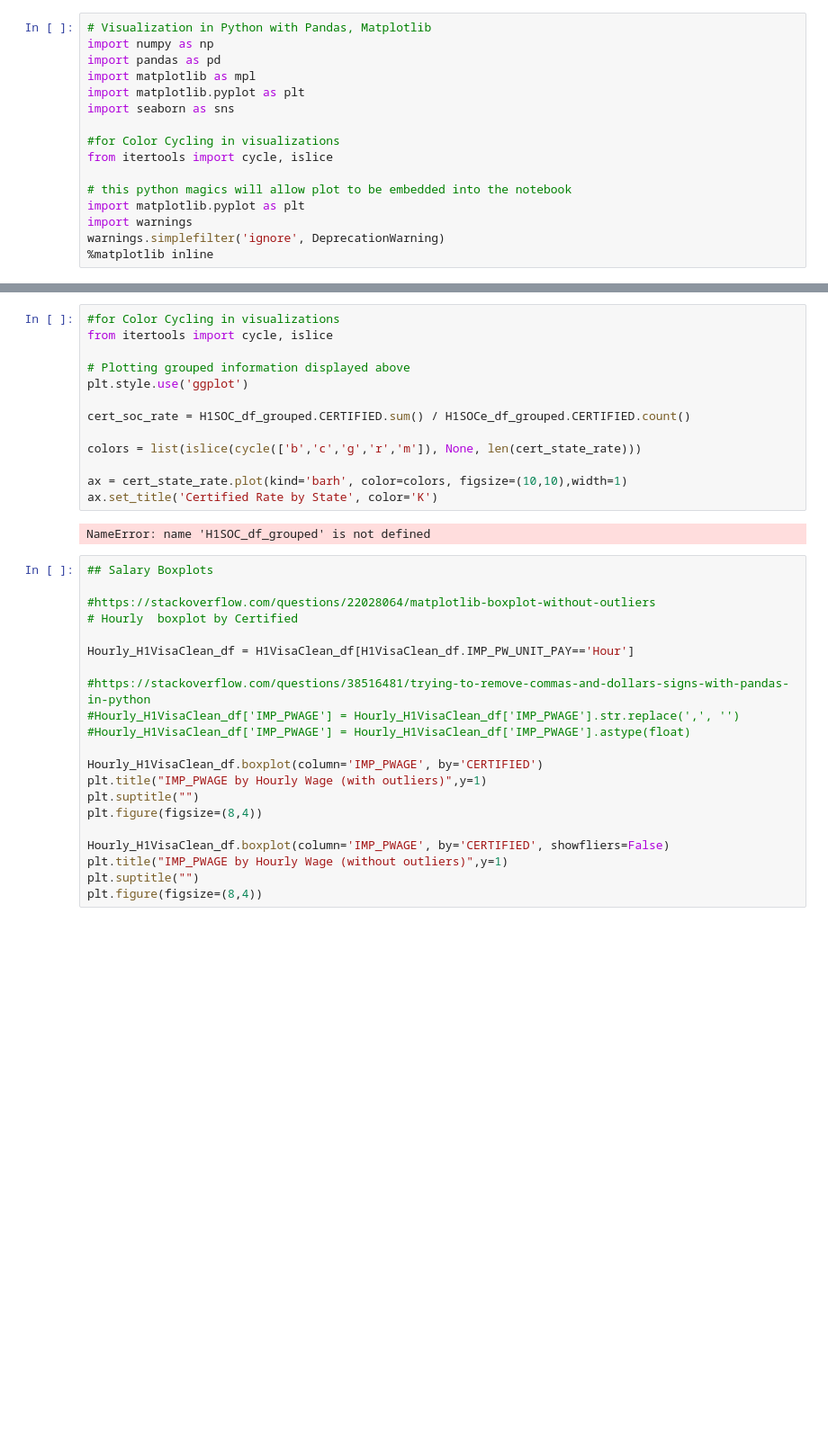
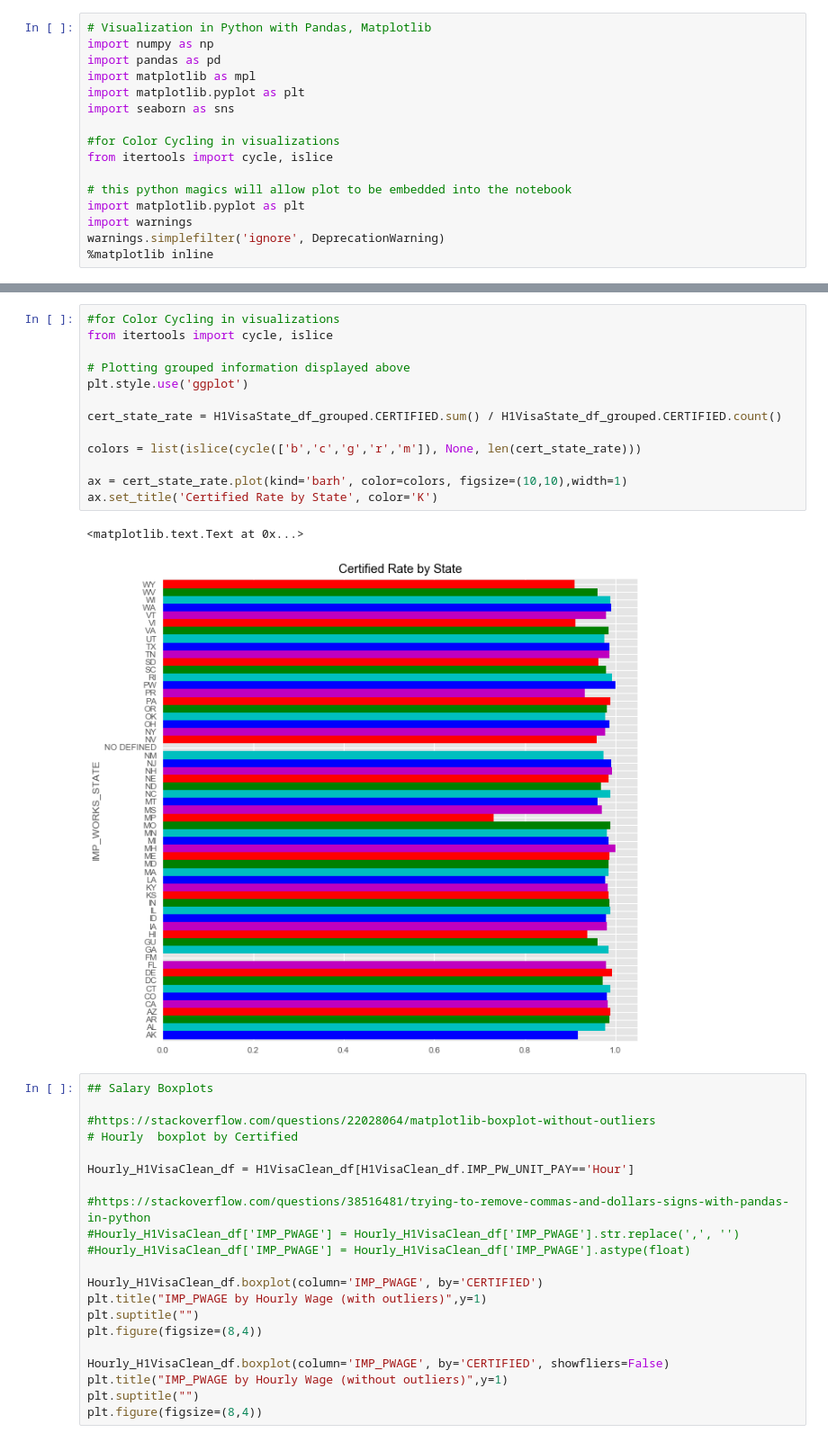
Before and after one commit to adelial/DM_TeamProject, a Jupyter notebook: H1Visa_TeamProject.ipynb, the cells around one changed output, grey strips where cells are left out. Shown at 90% size. Saved outputs shown, nothing was run; the diff lists cells and outputs as text; blank space fills up the shorter version.

```diff
--- a/H1Visa_TeamProject.ipynb
+++ b/H1Visa_TeamProject.ipynb
@@ -460,18 +461,19 @@ NameError: name 'cert_state_rate' is not defined
 # %%
 #for Color Cycling in visualizations
 from itertools import cycle, islice
 
 # Plotting grouped information displayed above
 plt.style.use('ggplot')
 
-cert_soc_rate = H1SOC_df_grouped.CERTIFIED.sum() / H1SOCe_df_grouped.CERTIFIED.count()
+cert_state_rate = H1VisaState_df_grouped.CERTIFIED.sum() / H1VisaState_df_grouped.CERTIFIED.count()
 
 colors = list(islice(cycle(['b','c','g','r','m']), None, len(cert_state_rate)))
 
 ax = cert_state_rate.plot(kind='barh', color=colors, figsize=(10,10),width=1)
 ax.set_title('Certified Rate by State', color='K')
 # %% [output]
-NameError: name 'H1SOC_df_grouped' is not defined
+<matplotlib.text.Text at 0x...>
+[figure, added]
 # %%
 ## Salary Boxplots
 
```
Also changed, not shown: parts of 2 cells of this notebook.
